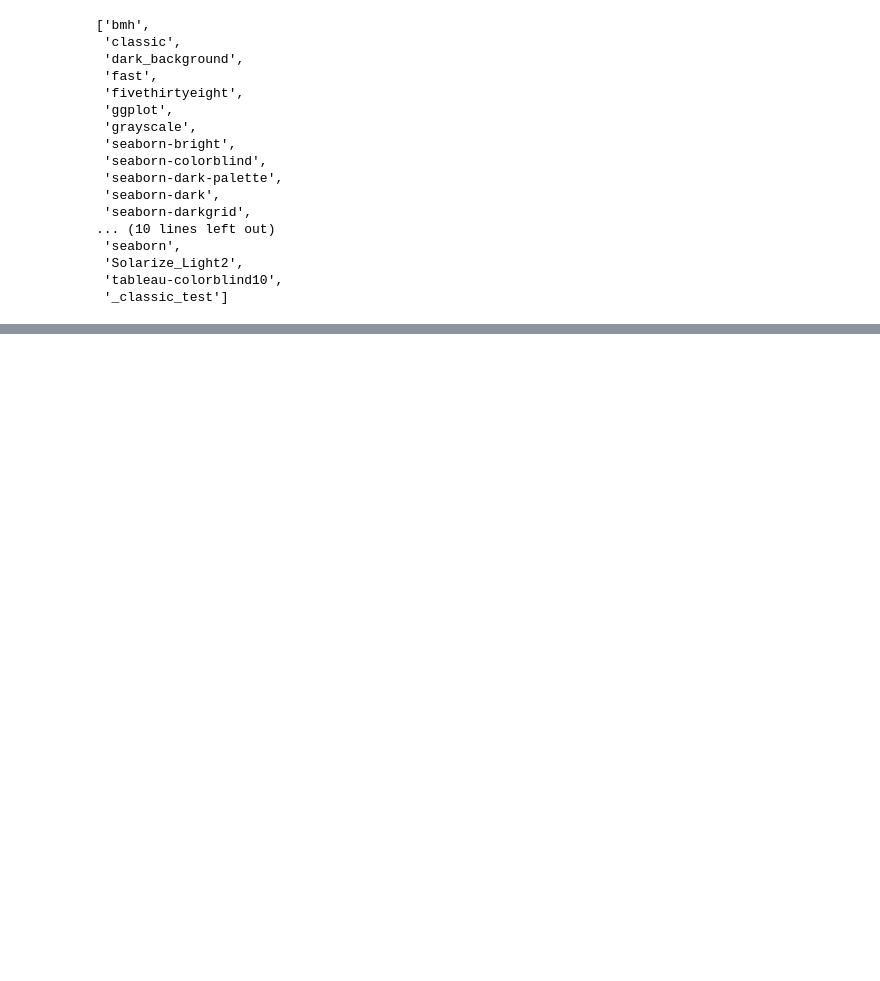
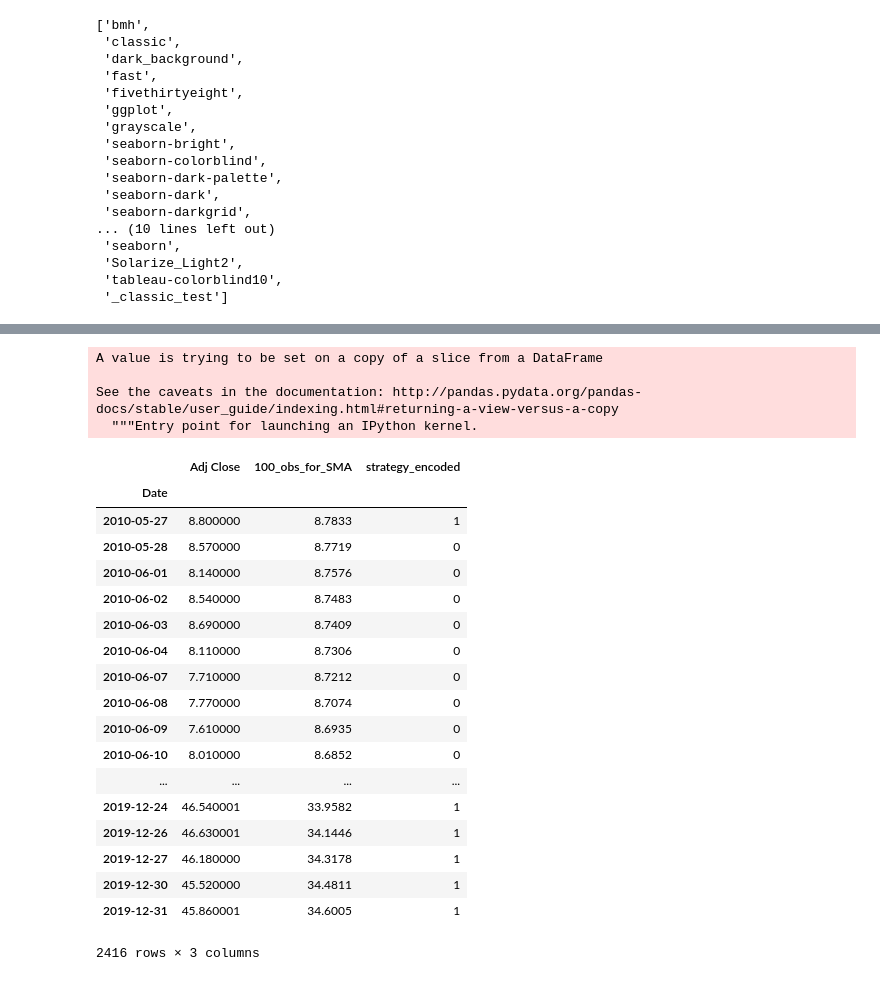
Before and after one commit to SiddAjriY2Jaccount/sma-crossover-python, a Jupyter notebook: AMD_sma.ipynb, the cells around one changed output, grey strips where cells are left out. Drawn from its saved outputs; the diff is of its cells as text; code cells hidden in the pictures; blank space fills up the shorter version.

```diff
--- a/AMD_sma.ipynb
+++ b/AMD_sma.ipynb
@@ -113,0 +192,27 @@ apple.head()
+# %%
+data.dropna(inplace=True)
+data
+# %% [output]
+A value is trying to be set on a copy of a slice from a DataFrame
+
+See the caveats in the documentation: http://pandas.pydata.org/pandas-docs/stable/user_guide/indexing.html#returning-a-view-versus-a-copy
+  """Entry point for launching an IPython kernel.
+|  | Adj Close | 100_obs_for_SMA | strategy_encoded |
+| Date |  |  |  |
+| 2010-05-27 | 8.800000 | 8.7833 | 1 |
+| 2010-05-28 | 8.570000 | 8.7719 | 0 |
+| 2010-06-01 | 8.140000 | 8.7576 | 0 |
+| 2010-06-02 | 8.540000 | 8.7483 | 0 |
+| 2010-06-03 | 8.690000 | 8.7409 | 0 |
+| 2010-06-04 | 8.110000 | 8.7306 | 0 |
+| 2010-06-07 | 7.710000 | 8.7212 | 0 |
+| 2010-06-08 | 7.770000 | 8.7074 | 0 |
+| 2010-06-09 | 7.610000 | 8.6935 | 0 |
+| 2010-06-10 | 8.010000 | 8.6852 | 0 |
+| ... | ... | ... | ... |
+| 2019-12-24 | 46.540001 | 33.9582 | 1 |
+| 2019-12-26 | 46.630001 | 34.1446 | 1 |
+| 2019-12-27 | 46.180000 | 34.3178 | 1 |
+| 2019-12-30 | 45.520000 | 34.4811 | 1 |
+| 2019-12-31 | 45.860001 | 34.6005 | 1 |
+2416 rows × 3 columns
```
Also changed, not shown: parts of 6 cells of this notebook.
